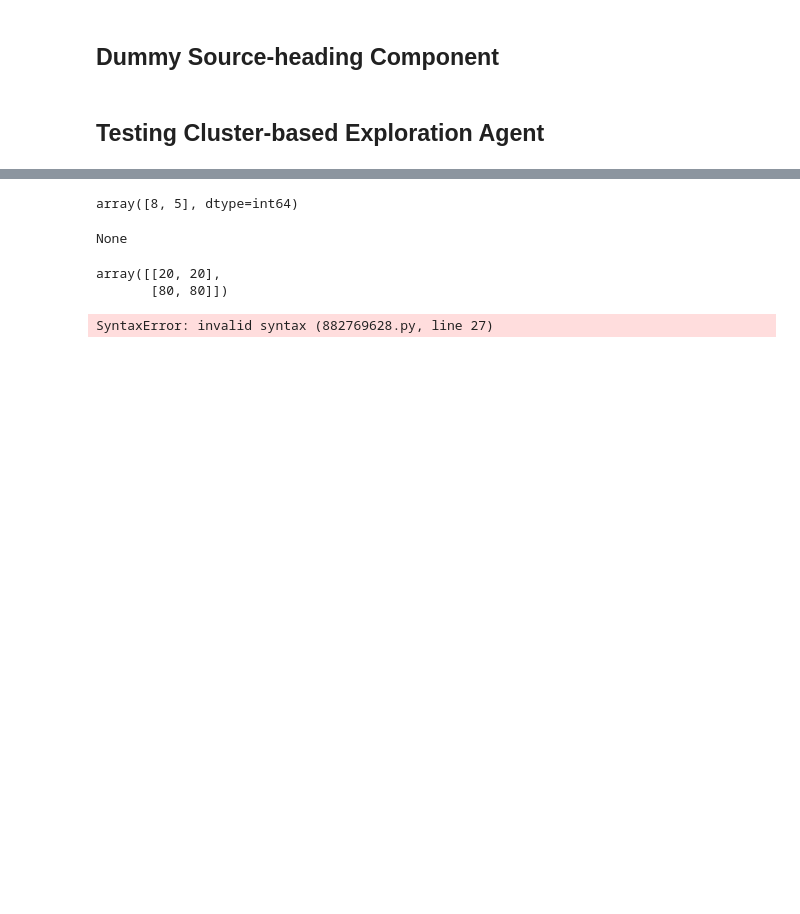
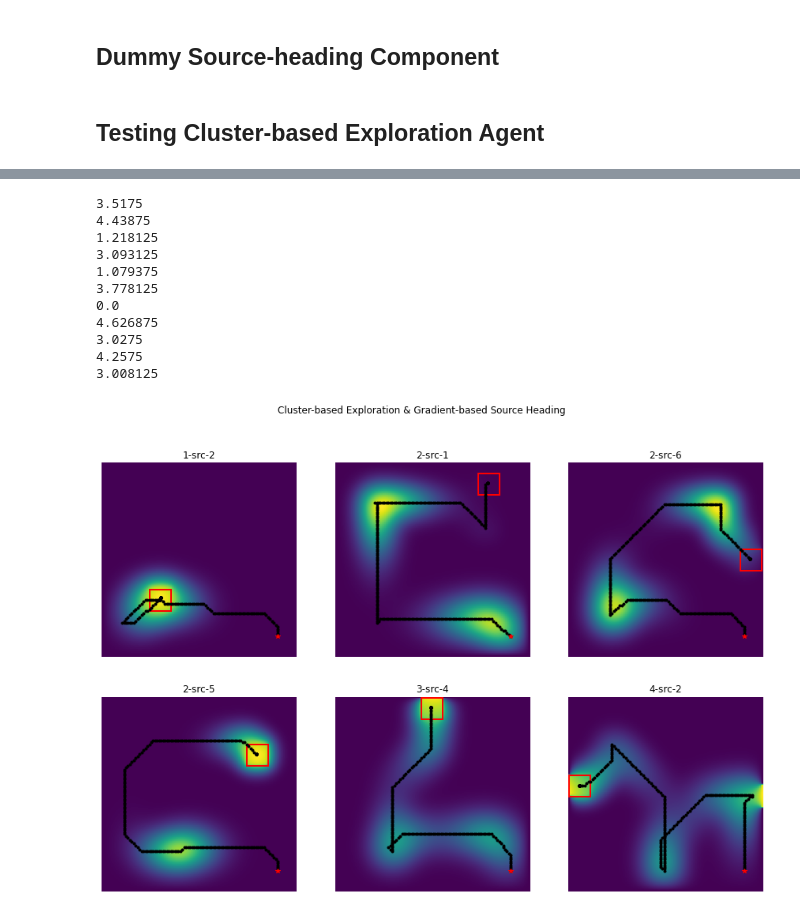
Before and after one commit to SAM-RL/sambotrl-training-agents, a Jupyter notebook: clustering_based_exploration.ipynb, the cells around one changed output, grey strips where cells are left out. Drawn from its saved outputs; the diff is of its cells as text; code cells hidden in the pictures; blank space fills up the shorter version.

Commit message:
updated clustering notebook

```diff
--- a/clustering_based_exploration.ipynb
+++ b/clustering_based_exploration.ipynb
@@ -479,18 +459,0 @@ array([[0., 0., 0., 0., 0., 0., 0., 0., 0., 0.],
-# %%
-np.flip(np.unravel_index(np.argmax(test_arr),test_arr.shape))
-# %% [output]
-array([8, 5], dtype=int64)
-# %%
-src_distance = np.linalg.norm(src_pos - np.array([50,50]), axis=1)
-if (src_distance<5).any():
-    detected_src_idx = np.argmin(src_distance)
-    print(detected_src_idx)
-else:
-    print('None')
-# %% [output]
-None
-# %%
-src_pos
-# %% [output]
-array([[20, 20],
-       [80, 80]])
@@ -499,35 +460,74 @@ env_wrapper = SpatialTemporalDiffusionEnvGymWrapper(envs=envs)
+# %%
+def plot_env_subplot(env, agent, traj, ax, name, vs_hsize=5):
+    import matplotlib.patches as patches
+    ax.set_title(name)
+    ax.set_aspect("equal")
+    ax.axis("off")
+    ax.imshow(agent.vs_field)
+    traj_r = [position[0] for position in traj]
+    traj_c = [position[1] for position in traj]
+    ax.plot(traj_r, traj_c, '.', color='black')
+    ax.plot(traj[0][0], traj[0][1], '*', color='red')
+    view_scope_box = patches.Rectangle(
+        (traj[-1][0] - vs_hsize,
+         traj[-1][1] - vs_hsize), vs_hsize*2+1, vs_hsize*2+1,
+        linewidth=2, edgecolor='r', facecolor='none')
+    ax.add_patch(view_scope_box)
 # %%
 import pickle
 
+selected_maps = ['1-src-2','2-src-1','2-src-6','2-src-5','3-src-4','4-src-2']
+envs = []
+for name in selected_maps:
+    with open(f'./data/envs/{name}.dat', 'rb') as handle:
+        envs.append(pickle.load(handle))
+
+env_wrapper = SpatialTemporalDiffusionEnvGymWrapper(envs=envs)
+INITIAL_POS = [90,90]
 fig, axes = plt.subplots(len(selected_maps)//3, 3, figsize=(15, 10))
 fig.suptitle('Cluster-based Exploration & Gradient-based Source Heading')
 for idx, name in enumerate(selected_maps):
-    state, obsr  = env_wrapper.reset(pos=[90,10], env_id=idx)
+    state, obsr  = env_wrapper.reset(pos=INITIAL_POS, env_id=idx)
     steps = 0
-    z_thresh = 5
-    exploration_handler = ClusterBasedExplorationHandler()
+    z_thresh = 2
+    exploration_handler = ClusterBasedExplorationHandler(pos=INITIAL_POS)
     src_heading_handler = GradientSourceHeadingHandler()
     explore_mode = True
     new_target_reached = True
+    traj = []
+    src_found = 0
     while True:
         if explore_mode:
             action_id, dest_reached = exploration_handler.get_next_action(state, obsr)
             new_target_reached = new_target_reached or dest_reached
             state, reward, done, obsr = env_wrapper.step(action_id)
             if state[0] > z_thresh and new_target_reached:
                 explore_mode = False
         else:
             action_id = src_heading_handler.get_next_action(state, obsr)
             state, reward, done, obsr = env_wrapper.step(action_id)
-            if "source_found" in obsr.keys():
+            if "source_found" in obsr.keys() and src_found<2:
+                src_found += 1
                 explore_mode = True
                 new_target_reached = False
-                exploration_handler.reset(field_mask=env_wrapper.env.isolated_field_states[])
+                exploration_handler.reset(field_mask=obsr["source_mask"])
+
+        traj.append(obsr["location"])
         if done:
-            plot_env_subplot(env_wrapper.env, axes[idx//3,idx%3], name)
+            plot_env_subplot(env_wrapper.env, env_wrapper.agent_field, traj, axes[idx//3,idx%3], name)
             # plt.imshow(env.agent_field.visited_field)
             break
         steps += 1
-plt.show()
 # %% [output]
-SyntaxError: invalid syntax (882769628.py, line 27)
+3.5175
+4.43875
+1.218125
+3.093125
+1.079375
+3.778125
+0.0
+4.626875
+3.0275
+4.2575
+3.008125
+[figure, added]
```
Also changed, not shown: parts of 17 cells of this notebook, 8 other files.
